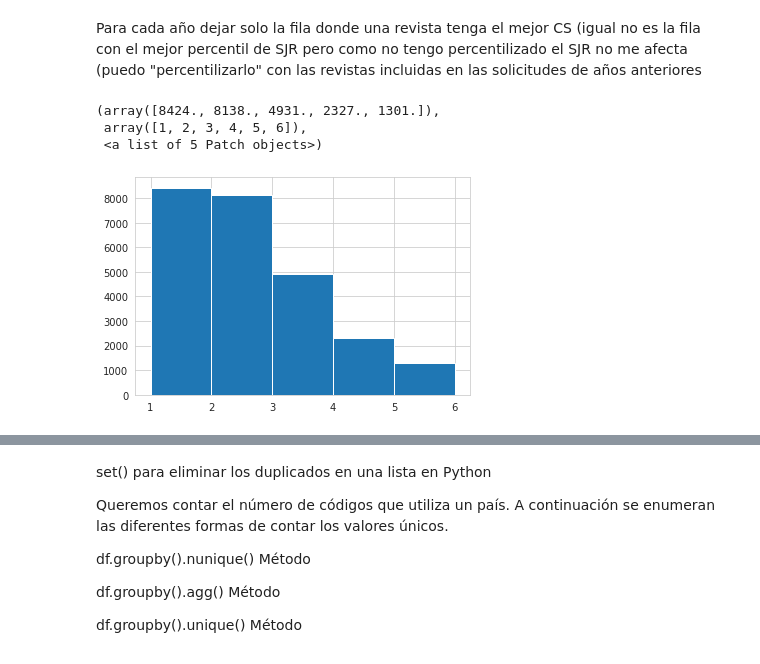
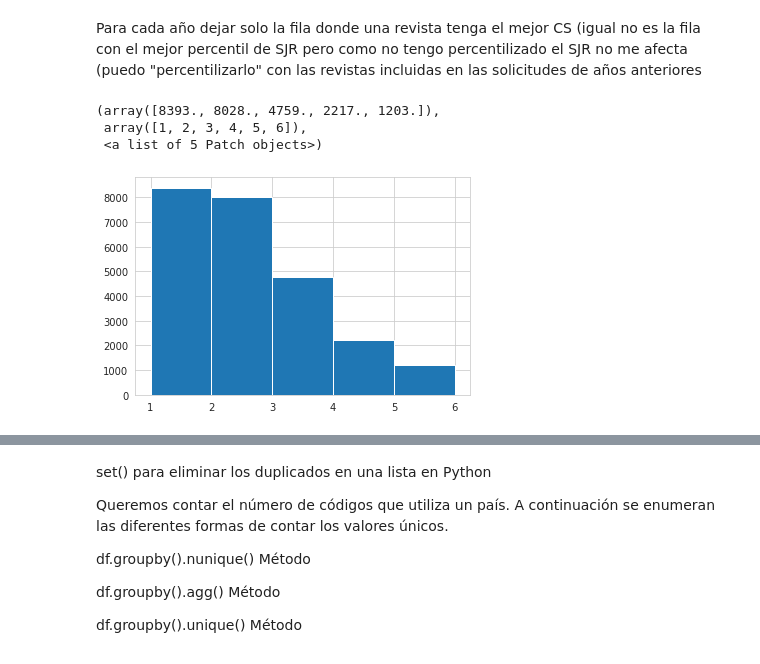
Before and after one commit to jamg-upv/Impacto-citas-articulo, a Jupyter notebook: impactoencitas.ipynb, the cells around one changed output, grey strips where cells are left out. Saved outputs shown, nothing was run; the diff lists cells and outputs as text; code cells hidden in the pictures.

```diff
--- a/impactoencitas.ipynb
+++ b/impactoencitas.ipynb
@@ -183,24 +228,25 @@ CS2011
 Para cada año dejar solo la fila donde una revista tenga el mejor CS (igual no es la fila con el mejor percentil de SJR pero como no tengo percentilizado el SJR no me afecta (puedo "percentilizarlo" con las revistas incluidas en las solicitudes de años anteriores
 # %%
 #para cada año
-df=ListOfYearCS[1]
+df=ListOfYearCS[3]
+df=CS2018
 # Tabla con todos los ISSN Repetidos en un año (o ScopusSourceID sería más robusto o más rápido porque no tengo que ver en qué columna mirar) contar>1
 #crear una columna para el count
 #dos formas de hacer lo mismo
 #as index false es vital para que no cree una serie sino un dataframe donde pueda apuntar a las variables https://realpython.com/pandas-groupby/
 ContarSourceId=df.groupby(['ScopusSourceID'], as_index=False).size()
 ContarSourceId
 
 ContarSourceId2 = df.groupby("ScopusSourceID", as_index=False).size()
 ContarSourceId2
 
 plt.hist(ContarSourceId2 ["size"], bins=[1,2,3,4,5,6])
 # plt.hist(ContarSourceId2 ["size"], bins=6)
 # %% [output]
-(array([8424., 8138., 4931., 2327., 1301.]),
+(array([8393., 8028., 4759., 2217., 1203.]),
  array([1, 2, 3, 4, 5, 6]),
  <a list of 5 Patch objects>)
-[figure, old version]
+[figure, new version]
 # %%
 # # Para convertir el indice de una tabla en una columna de un df
 # s.index.name = 'Date'
```
Also changed, not shown: parts of 5 cells of this notebook.
